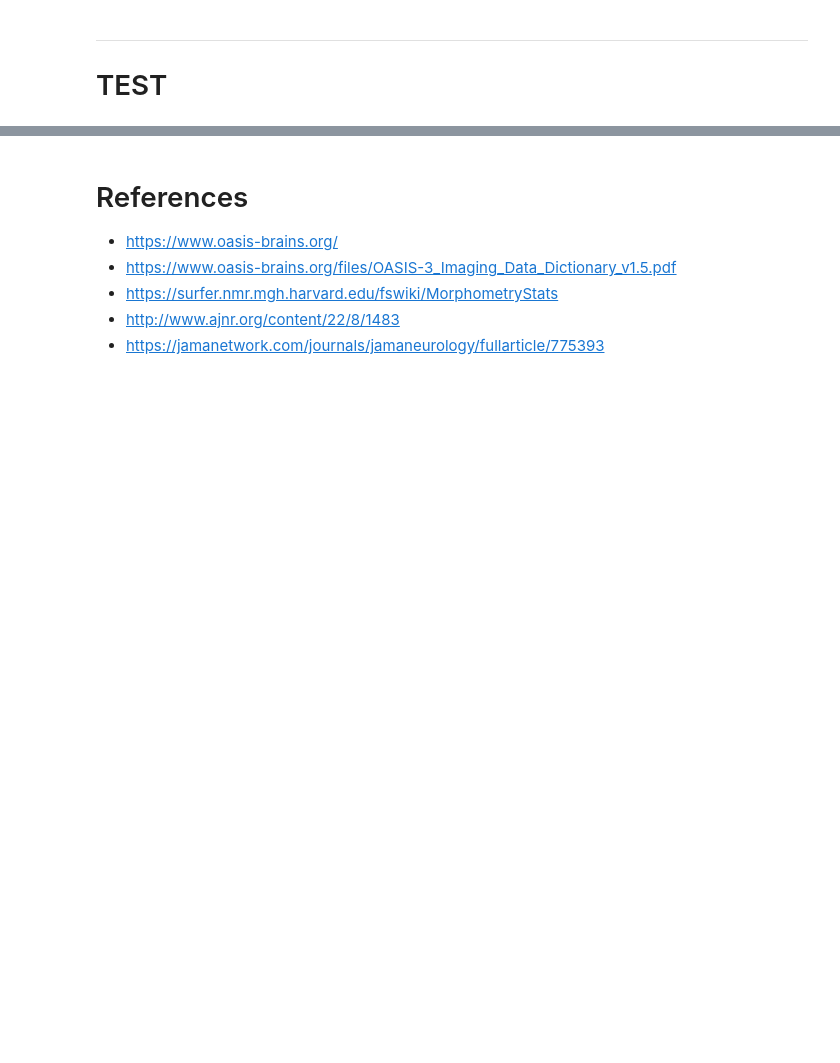
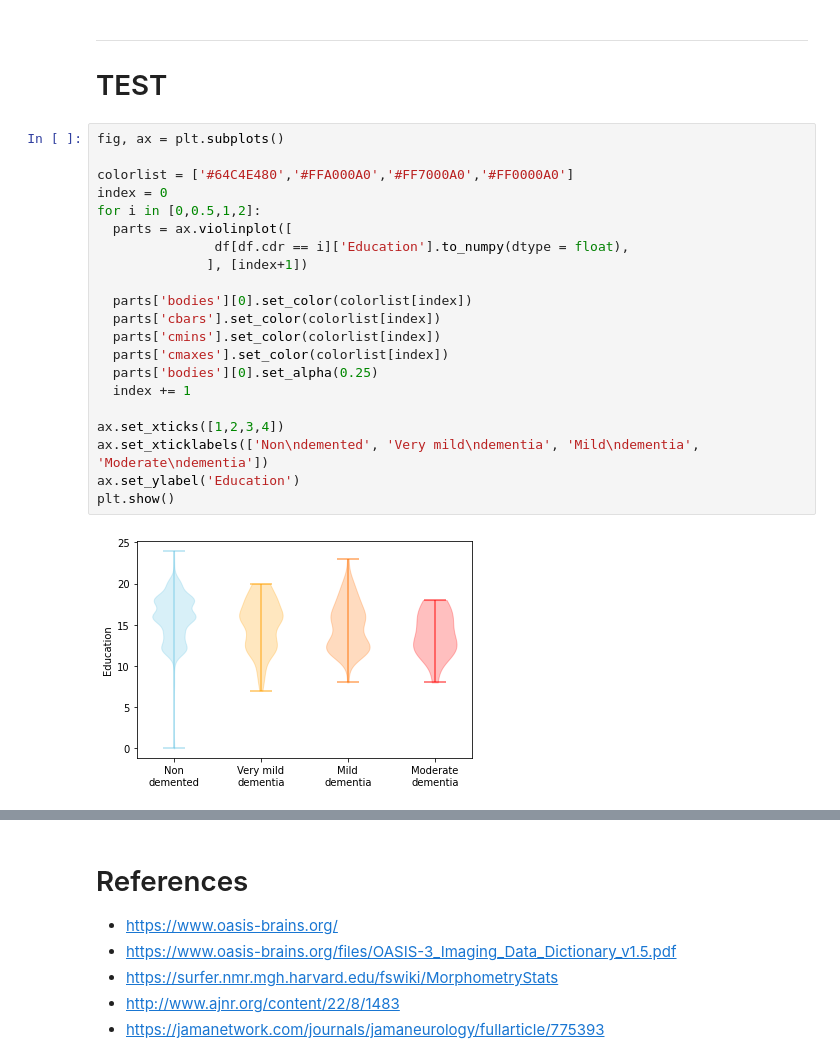
Before and after one commit to xCocco0/alzheimer-recognition, a Jupyter notebook: alzheimer.ipynb, the cells around one changed output, grey strips where cells are left out. Drawn from its saved outputs; the diff is of its cells as text; blank space fills up the shorter version.

```diff
--- a/alzheimer.ipynb
+++ b/alzheimer.ipynb
@@ -19,3 +29,26 @@ df = pd.read_csv("/content/drive/MyDrive/Colab Notebooks/oasis3-normalized.csv")
 # %% [markdown]
 ---
 # TEST
+# %%
+fig, ax = plt.subplots()
+
+colorlist = ['#64C4E480','#FFA000A0','#FF7000A0','#FF0000A0']
+index = 0
+for i in [0,0.5,1,2]:
+  parts = ax.violinplot([
+               df[df.cdr == i]['Education'].to_numpy(dtype = float),
+              ], [index+1])
+
+  parts['bodies'][0].set_color(colorlist[index])
+  parts['cbars'].set_color(colorlist[index])
+  parts['cmins'].set_color(colorlist[index])
+  parts['cmaxes'].set_color(colorlist[index])
+  parts['bodies'][0].set_alpha(0.25)
+  index += 1
+
+ax.set_xticks([1,2,3,4])
+ax.set_xticklabels(['Non\ndemented', 'Very mild\ndementia', 'Mild\ndementia', 'Moderate\ndementia'])
+ax.set_ylabel('Education')
+plt.show()
+# %% [output]
+[figure, added]
```
Also changed, not shown: parts of 11 cells of this notebook.
